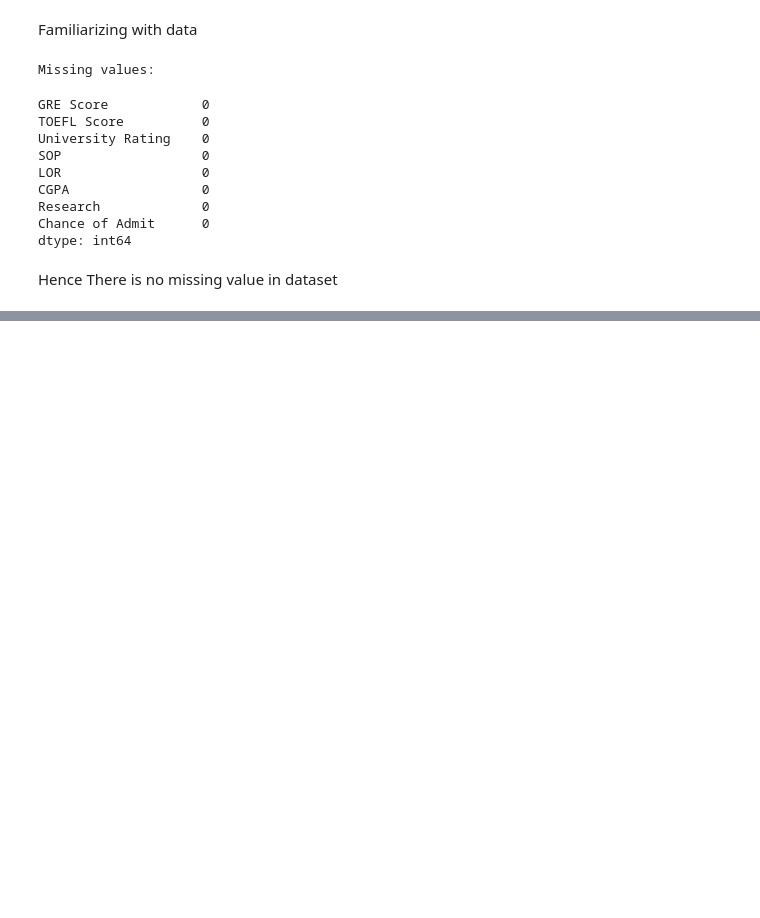
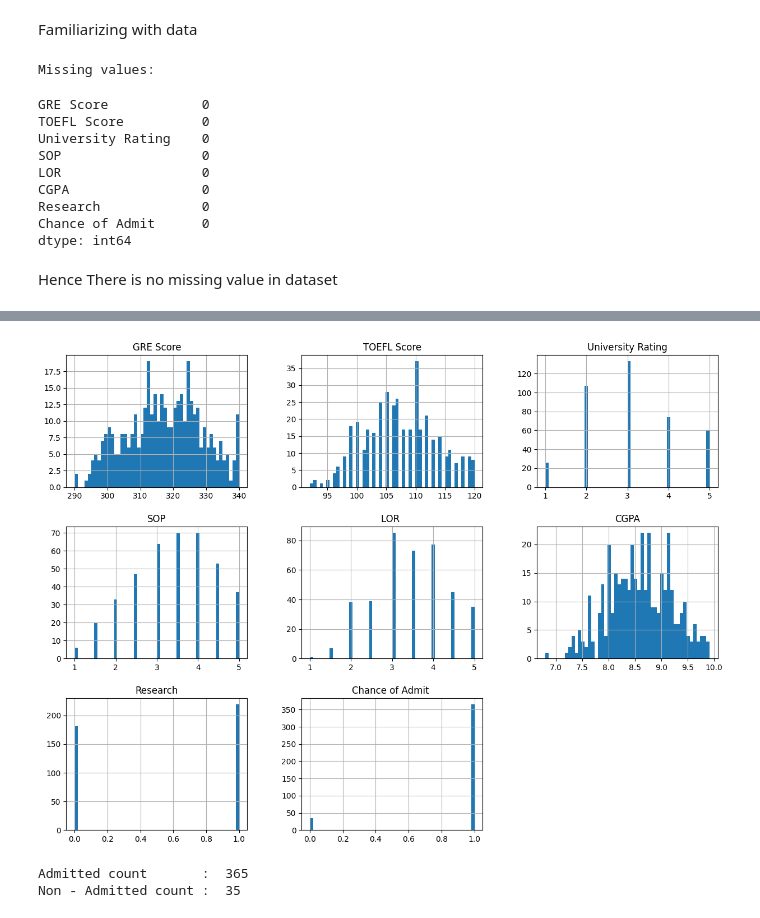
Before and after one commit to Komal251005/Machine-learning-Data-Visualization, a Jupyter notebook: Classification/classify_stud.ipynb, the cells around one changed output, grey strips where cells are left out. Saved outputs shown, nothing was run; the diff lists cells and outputs as text; code cells hidden in the pictures; blank space fills up the shorter version.

```diff
--- a/Classification/classify_stud.ipynb
+++ b/Classification/classify_stud.ipynb
@@ -113,0 +150,12 @@ data.info
+# %%
+data.hist(bins = 50,figsize = (15,11));
+# %% [output]
+[figure, added]
+# %%
+data_admit = data[data['Chance of Admit ']==1]
+data_non_admit = data[data['Chance of Admit ']==0]
+print("Admitted count       : " ,data_admit.shape[0])
+print("Non - Admitted count : " ,data_non_admit.shape[0])
+# %% [output]
+Admitted count       :  365
+Non - Admitted count :  35
```
Also changed, not shown: parts of 13 cells of this notebook.
